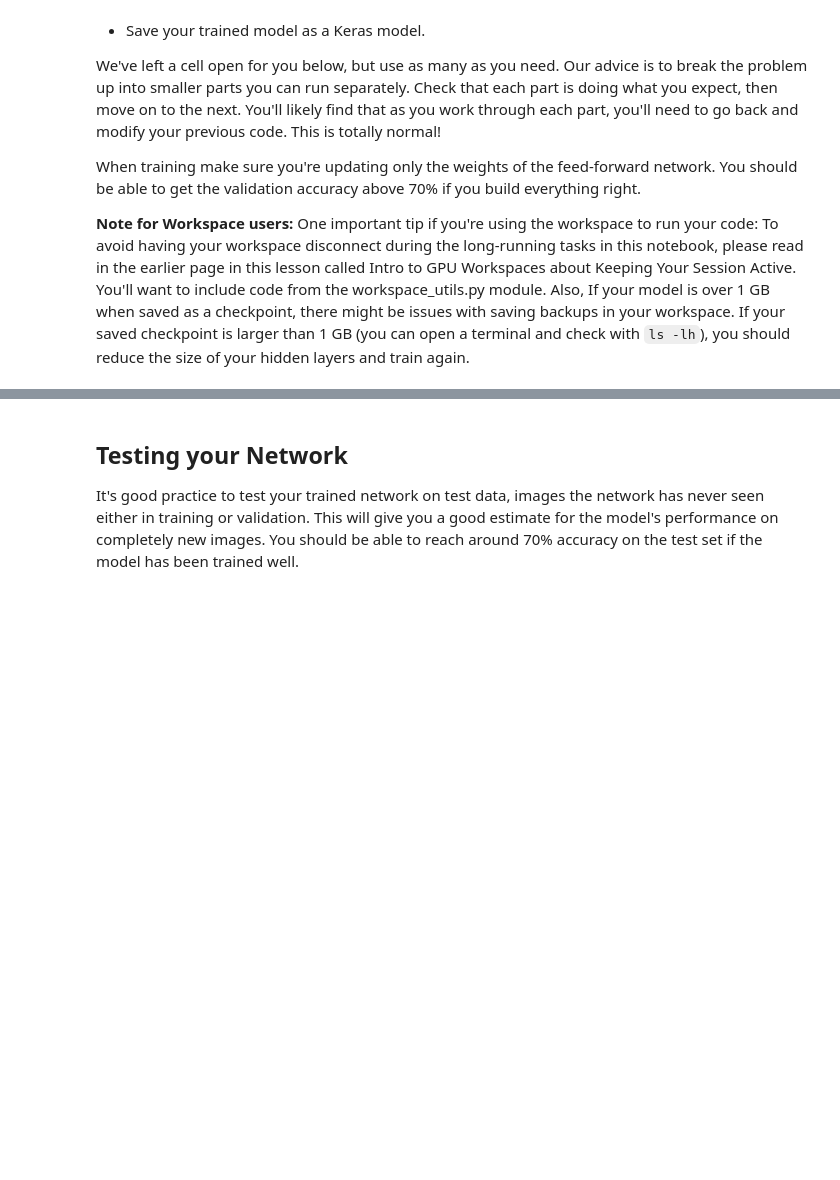
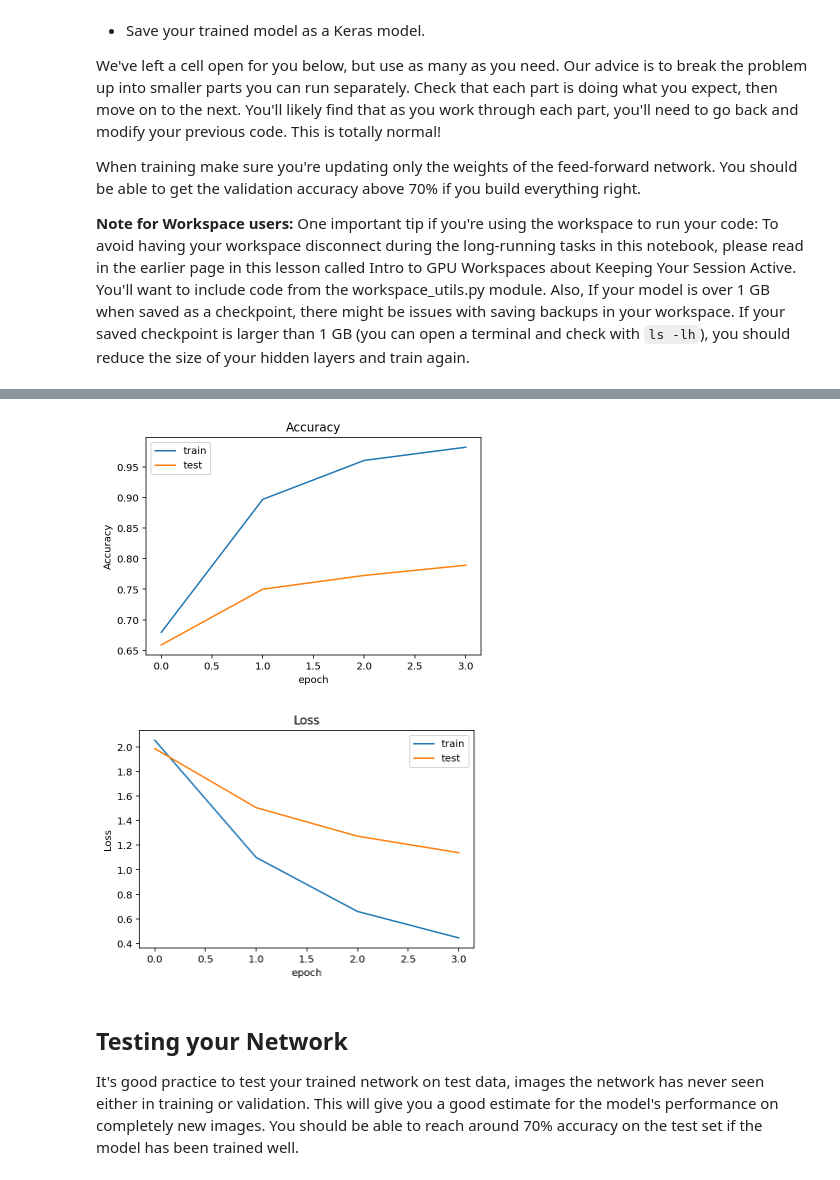
Before and after one commit to ajmllr/Project-Image-Classifier-Tensorflow-v2, a Jupyter notebook: Project_Image_Classifier_Project.ipynb, the cells around one changed output, grey strips where cells are left out. Drawn from its saved outputs; the diff is of its cells as text; code cells hidden in the pictures; blank space fills up the shorter version.

```diff
--- a/Project_Image_Classifier_Project.ipynb
+++ b/Project_Image_Classifier_Project.ipynb
@@ -233,10 +234,10 @@ model.compile(
 # %%
-EPOCHS = 1
+EPOCHS = 4
 
 # Stop training when there is no improvement in the validation loss for 5 consecutive epochs
-early_stopping = tf.keras.callbacks.EarlyStopping(monitor='val_loss', patience=5)
+# early_stopping = tf.keras.callbacks.EarlyStopping(monitor='val_loss', patience=5)
+# callbacks=[early_stopping]
 
-history = model.fit(train_batches,
+history = model.fit(training_batches,
                     epochs=EPOCHS,
-                    validation_data=validation_batches,
-                    callbacks=[early_stopping])
+                    validation_data=validation_batches)
@@ -243,15 +253,20 @@ history = model.fit(train_batches,
 # %%
 # TODO: Plot the loss and accuracy values achieved during training for the training and validation set.
 
-def plot_history(title='name', epochs=1, loss=[],acc=[]):
-  plt.plot(range(epochs), loss, label='Training Loss')
-  plt.plot(range(epochs), val_loss, label='Validation Loss')
-  plt.legend()
+def plot_history(title='name', train=[], val=[]):
+  plt.plot(train, label='Training')
+  plt.plot(val, label='Validation')
+  plt.ylabel(title)
+  plt.xlabel('epoch')
   plt.title(title)
+  plt.legend(['train', 'test'])
   plt.show()
 
-plot_history('Accuracy', EPOCHS, history.history['accuracy'], history.history['val_accuracy'])
-plot_history('Loss', EPOCHS, history.history['loss'], history.history['val_loss'])
+plot_history('Accuracy', history.history['accuracy'], history.history['val_accuracy'])
+plot_history('Loss', history.history['loss'], history.history['val_loss'])
+# %% [output]
+[figure, added]
+[figure, added]
 # %% [markdown]
 ## Testing your Network
 
```
Also changed, not shown: parts of 18 cells of this notebook.
